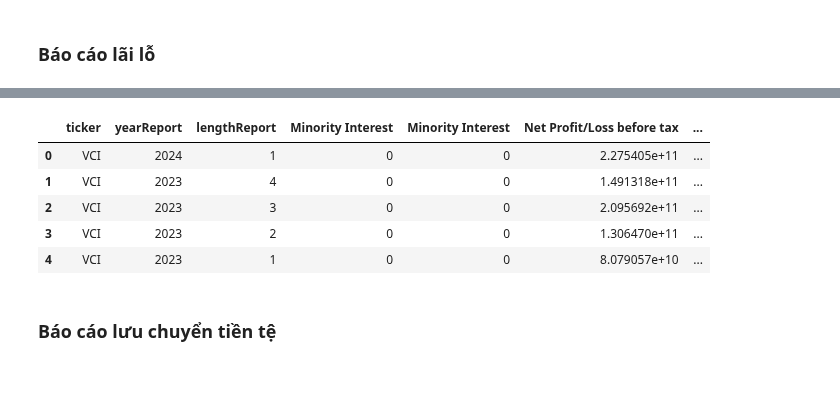
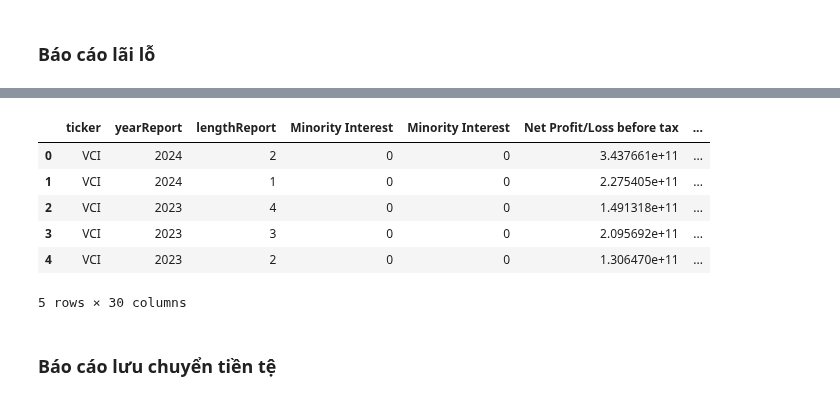
Before and after one commit to thinh-vu/vnstock, a Jupyter notebook: docs/1_vietnam_stock_vnstock3.ipynb, the cells around one changed output, grey strips where cells are left out. Saved outputs shown, nothing was run; the diff lists cells and outputs as text; code cells hidden in the pictures.

```diff
--- a/docs/1_vietnam_stock_vnstock3.ipynb
+++ b/docs/1_vietnam_stock_vnstock3.ipynb
@@ -441,12 +446,13 @@ stock.finance.income_statement(period='year', lang='vi').head()
 # %%
-stock.finance.income_statement(period='quarter', lang='en').head()
+stock.finance.income_statement(period='quarter', lang='en', dropna=True).head()
 # %% [output]
 |  | ticker | yearReport | lengthReport | Minority Interest | Minority Interest | Net Profit/Loss before tax | ... |
-| 0 | VCI | 2024 | 1 | 0 | 0 | 2.275405e+11 | ... |
-| 1 | VCI | 2023 | 4 | 0 | 0 | 1.491318e+11 | ... |
-| 2 | VCI | 2023 | 3 | 0 | 0 | 2.095692e+11 | ... |
-| 3 | VCI | 2023 | 2 | 0 | 0 | 1.306470e+11 | ... |
-| 4 | VCI | 2023 | 1 | 0 | 0 | 8.079057e+10 | ... |
+| 0 | VCI | 2024 | 2 | 0 | 0 | 3.437661e+11 | ... |
+| 1 | VCI | 2024 | 1 | 0 | 0 | 2.275405e+11 | ... |
+| 2 | VCI | 2023 | 4 | 0 | 0 | 1.491318e+11 | ... |
+| 3 | VCI | 2023 | 3 | 0 | 0 | 2.095692e+11 | ... |
+| 4 | VCI | 2023 | 2 | 0 | 0 | 1.306470e+11 | ... |
+5 rows × 30 columns
 # %% [markdown]
 ### Báo cáo lưu chuyển tiền tệ
 # %%
```
Also changed, not shown: parts of 27 cells of this notebook, 5 other files.
